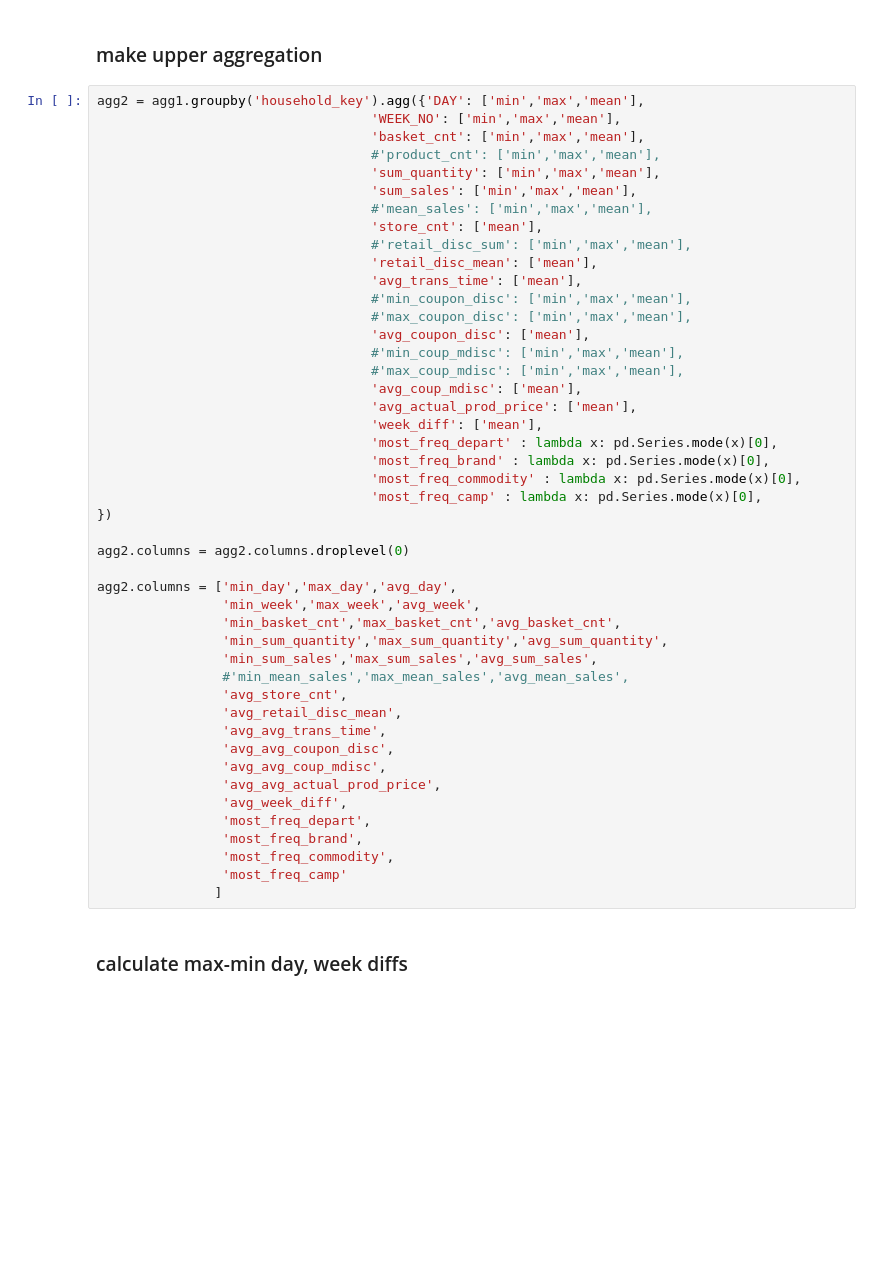
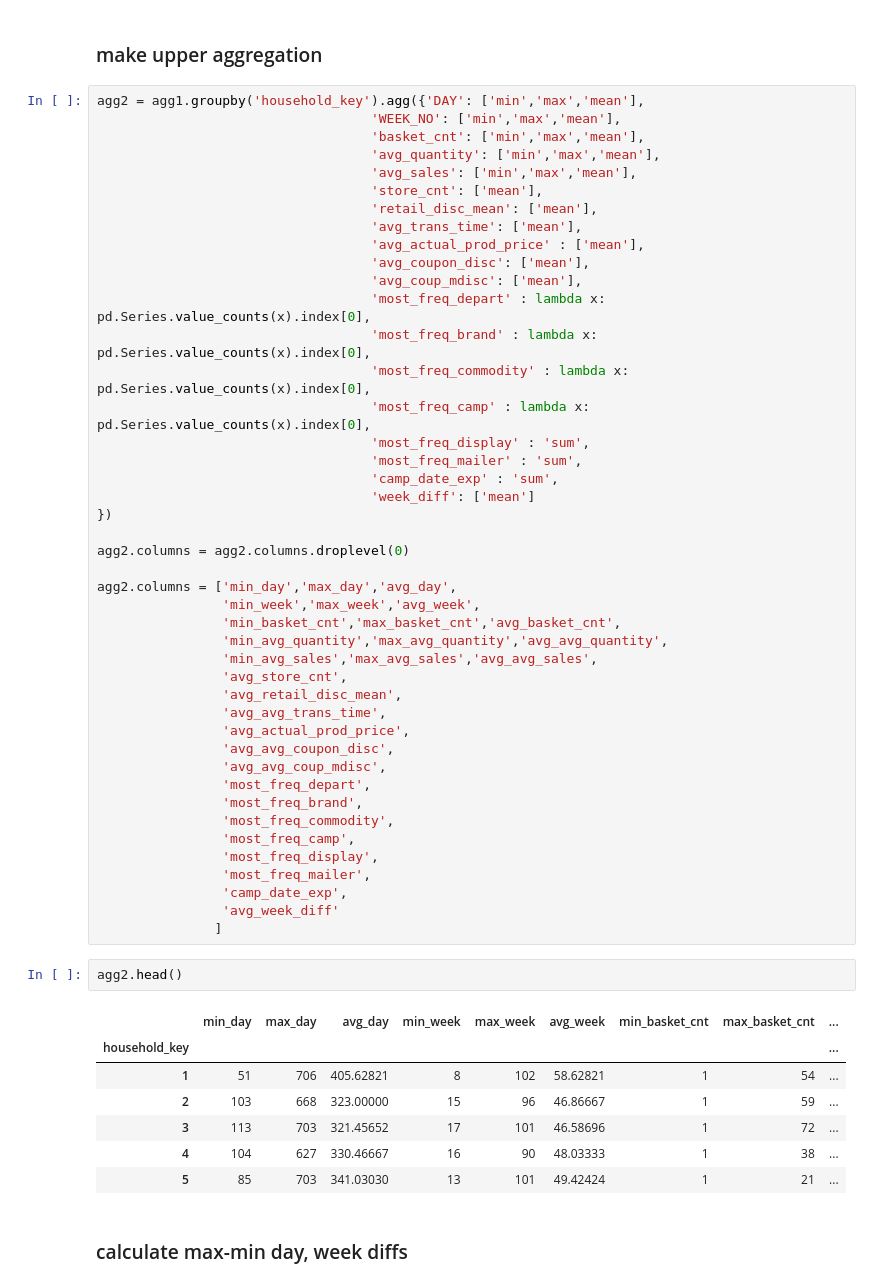
Before and after one commit to hincaltopcuoglu/dh, a Jupyter notebook: segmentation.ipynb, the cells around one changed output. Drawn from its saved outputs; the diff is of its cells as text; blank space fills up the shorter version.

```diff
--- a/segmentation.ipynb
+++ b/segmentation.ipynb
@@ -534,26 +612,22 @@ agg1.groupby('household_key').agg({'most_freq_depart' : 'value_counts'})[1:2]
 agg2 = agg1.groupby('household_key').agg({'DAY': ['min','max','mean'],
                                    'WEEK_NO': ['min','max','mean'],
                                    'basket_cnt': ['min','max','mean'],
-                                   #'product_cnt': ['min','max','mean'],
-                                   'sum_quantity': ['min','max','mean'],
-                                   'sum_sales': ['min','max','mean'],
-                                   #'mean_sales': ['min','max','mean'],
+                                   'avg_quantity': ['min','max','mean'],
+                                   'avg_sales': ['min','max','mean'],
                                    'store_cnt': ['mean'],
-                                   #'retail_disc_sum': ['min','max','mean'],
                                    'retail_disc_mean': ['mean'],
                                    'avg_trans_time': ['mean'],
-                                   #'min_coupon_disc': ['min','max','mean'],
-                                   #'max_coupon_disc': ['min','max','mean'],
+                                   'avg_actual_prod_price' : ['mean'],
                                    'avg_coupon_disc': ['mean'],
-                                   #'min_coup_mdisc': ['min','max','mean'],
-                                   #'max_coup_mdisc': ['min','max','mean'],
                                    'avg_coup_mdisc': ['mean'],
-                                   'avg_actual_prod_price': ['mean'],
-                                   'week_diff': ['mean'],
-                                   'most_freq_depart' : lambda x: pd.Series.mode(x)[0],
-                                   'most_freq_brand' : lambda x: pd.Series.mode(x)[0],
-                                   'most_freq_commodity' : lambda x: pd.Series.mode(x)[0],
-                                   'most_freq_camp' : lambda x: pd.Series.mode(x)[0],
+                                   'most_freq_depart' : lambda x: pd.Series.value_counts(x).index[0],
+                                   'most_freq_brand' : lambda x: pd.Series.value_counts(x).index[0],
+                                   'most_freq_commodity' : lambda x: pd.Series.value_counts(x).index[0],
+                                   'most_freq_camp' : lambda x: pd.Series.value_counts(x).index[0],
+                                   'most_freq_display' : 'sum',
+                                   'most_freq_mailer' : 'sum',
+                                   'camp_date_exp' : 'sum',
+                                   'week_diff': ['mean']
 })
 
 agg2.columns = agg2.columns.droplevel(0)
@@ -561,21 +635,33 @@ agg2.columns = agg2.columns.droplevel(0)
 agg2.columns = ['min_day','max_day','avg_day',
                 'min_week','max_week','avg_week',
                 'min_basket_cnt','max_basket_cnt','avg_basket_cnt',
-                'min_sum_quantity','max_sum_quantity','avg_sum_quantity',
-                'min_sum_sales','max_sum_sales','avg_sum_sales',
-                #'min_mean_sales','max_mean_sales','avg_mean_sales',
+                'min_avg_quantity','max_avg_quantity','avg_avg_quantity',
+                'min_avg_sales','max_avg_sales','avg_avg_sales',
                 'avg_store_cnt',
                 'avg_retail_disc_mean',
                 'avg_avg_trans_time',
+                'avg_actual_prod_price',
                 'avg_avg_coupon_disc',
                 'avg_avg_coup_mdisc',
-                'avg_avg_actual_prod_price',
-                'avg_week_diff',
                 'most_freq_depart',
                 'most_freq_brand',
                 'most_freq_commodity',
-                'most_freq_camp'
+                'most_freq_camp',
+                'most_freq_display',
+                'most_freq_mailer',
+                'camp_date_exp',
+                'avg_week_diff'
                ]
+# %%
+agg2.head()
+# %% [output]
+|  | min_day | max_day | avg_day | min_week | max_week | avg_week | min_basket_cnt | max_basket_cnt | ... |
+| household_key |  |  |  |  |  |  |  |  | ... |
+| 1 | 51 | 706 | 405.62821 | 8 | 102 | 58.62821 | 1 | 54 | ... |
+| 2 | 103 | 668 | 323.00000 | 15 | 96 | 46.86667 | 1 | 59 | ... |
+| 3 | 113 | 703 | 321.45652 | 17 | 101 | 46.58696 | 1 | 72 | ... |
+| 4 | 104 | 627 | 330.46667 | 16 | 90 | 48.03333 | 1 | 38 | ... |
+| 5 | 85 | 703 | 341.03030 | 13 | 101 | 49.42424 | 1 | 21 | ... |
 # %% [markdown]
 ### calculate max-min day, week diffs
 # %%
```
Also changed, not shown: parts of 50 cells of this notebook.
